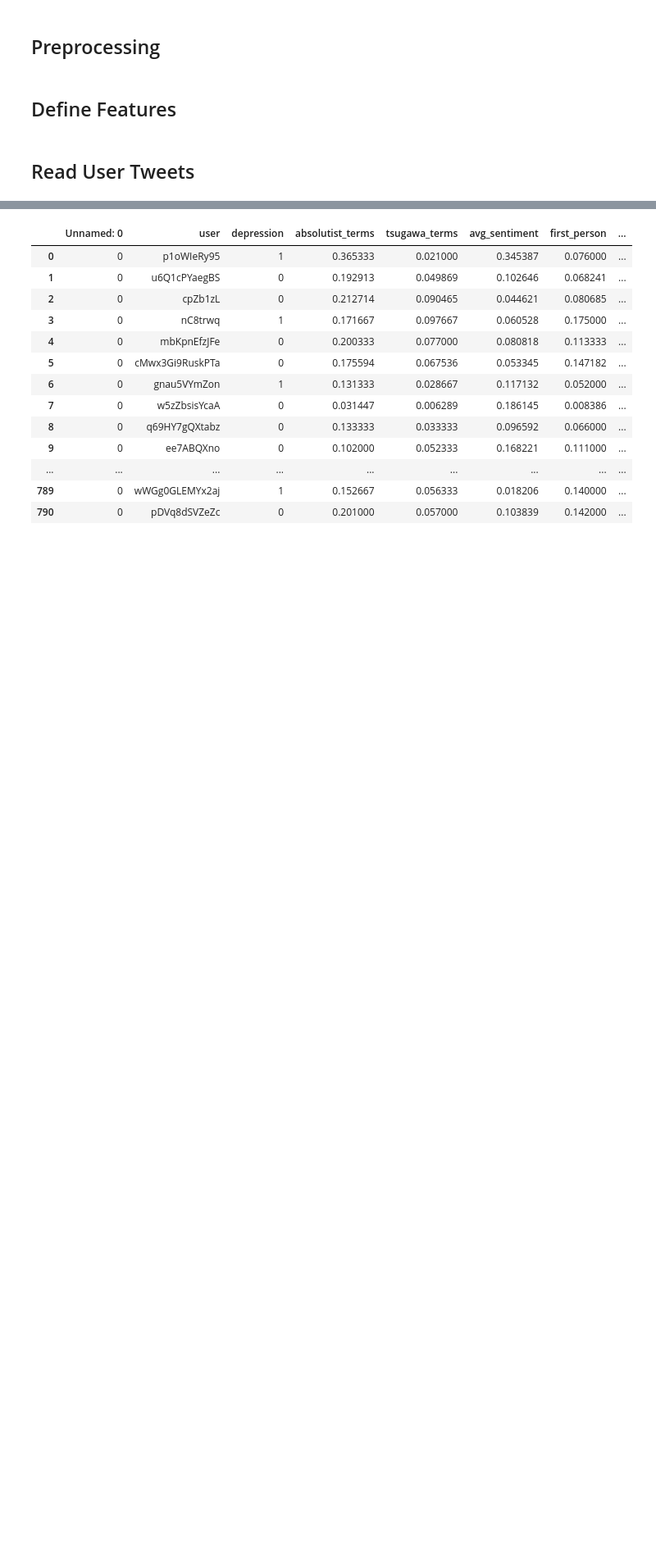
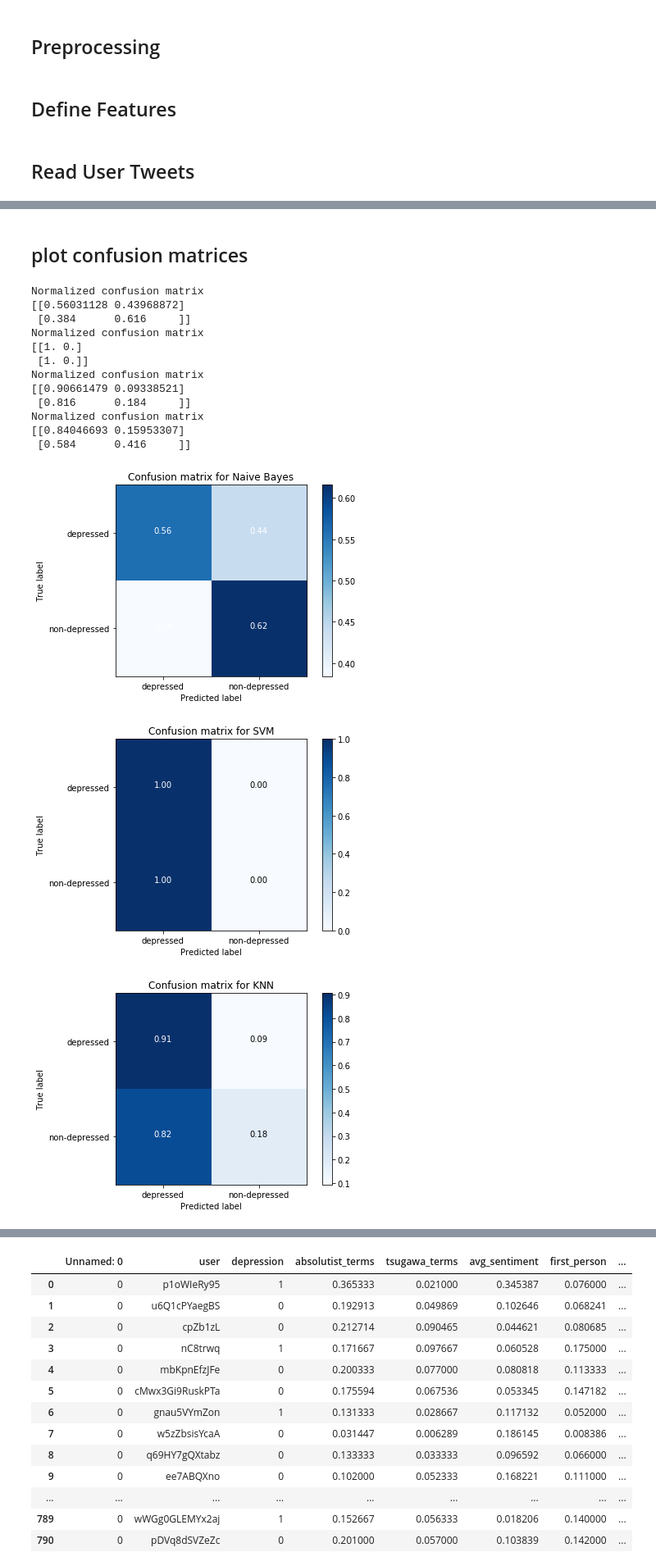
Before and after one commit to ym224/TwitterDepressionDetection, a Jupyter notebook: twitter_depression_detection_complex.ipynb, the cells around one changed output, grey strips where cells are left out. Shown at 82% size. Drawn from its saved outputs; the diff is of its cells as text; code cells hidden in the pictures; blank space fills up the shorter version.

```diff
--- a/twitter_depression_detection_complex.ipynb
+++ b/twitter_depression_detection_complex.ipynb
@@ -97,6 +98,11 @@ def insomnia_count(target, pos_count, neg_count):
     else:
         pos_count += 1
     return pos_count, neg_count
+
+def get_sentiment(text):
+    blob = TextBlob(text)
+    sentiment = blob.sentiment.polarity
+    return sentiment
 
 
 def avg_sentiment(statuses):
@@ -175,0 +257,19 @@ for index, row in userInfo.iterrows():
+# %%
+train_data = pd.read_csv('train_sentiment.csv')
+test_data = pd.read_csv('test_sentiment.csv')
+
+depressed_dict = {}
+positive_dict = {}
+for index, row in train_data.iterrows():
+    if row['depression'] == 1:
+        neg_tweets = row['negative_tweets']
+        if not isinstance(neg_tweets, str):
+            continue
+        for word in neg_tweets.split(' '):
+            depressed_dict[word] = depressed_dict.get(word, 0) + 1
+    else:
+        if not isinstance(pos_tweets, str):
+            continue
+        pos_tweets = row['positive_tweets']
+        for word in pos_tweets.split(' '):
+            positive_dict[word] = positive_dict.get(word, 0) + 1
@@ -175,0 +368,39 @@ for index, row in userInfo.iterrows():
+# %% [markdown]
+## plot confusion matrices
+# %%
+class_names = ['depressed', 'non-depressed']
+classifiers = [cm_NB, cm_SVM, cm_KNN, cm_RF]
+classifier_names = ['Naive Bayes', 'SVM', 'KNN', 'Random Forest']
+# %%
+for index in range(len(classifiers)):
+    plt.figure()
+    plot_confusion_matrix(classifiers[index], class_names, True, 'Confusion matrix for ' + classifier_names[index])
+    index+=1
+
+plt.show()
+class_names = ['depressed', 'non-depressed']
+classifiers = [cm_NB, cm_SVM, cm_KNN, cm_RF]
+classifier_names = ['Naive Bayes', 'SVM', 'KNN', 'Random Forest']
+index = 0
+for index in range(len(classifiers)):
+    plt.figure()
+    plot_confusion_matrix(classifiers[index], class_names, True, 'Confusion matrix for ' + classifier_names[index])
+    index+=1
+
+plt.show()
+# %% [output]
+Normalized confusion matrix
+[[0.56031128 0.43968872]
+ [0.384      0.616     ]]
+Normalized confusion matrix
+[[1. 0.]
+ [1. 0.]]
+Normalized confusion matrix
+[[0.90661479 0.09338521]
+ [0.816      0.184     ]]
+Normalized confusion matrix
+[[0.84046693 0.15953307]
+ [0.584      0.416     ]]
+[figure, added]
+[figure, added]
+[figure, added]
```
Also changed, not shown: parts of 19 cells of this notebook.
